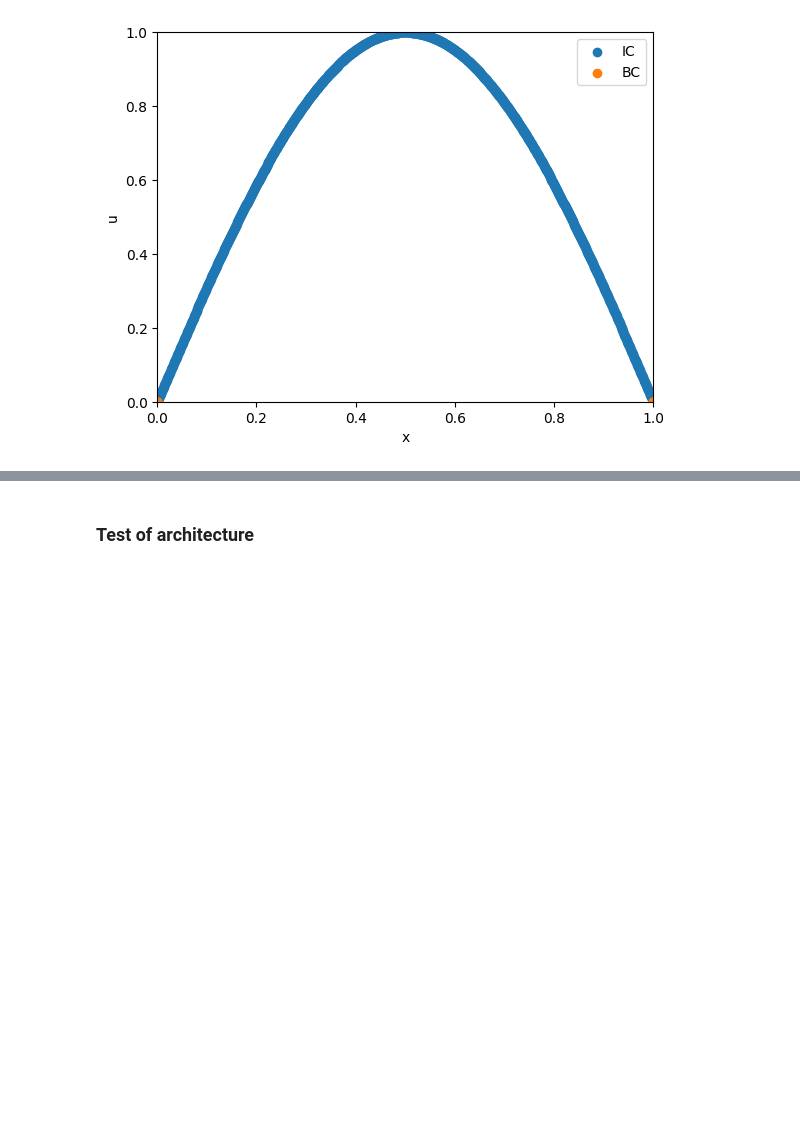
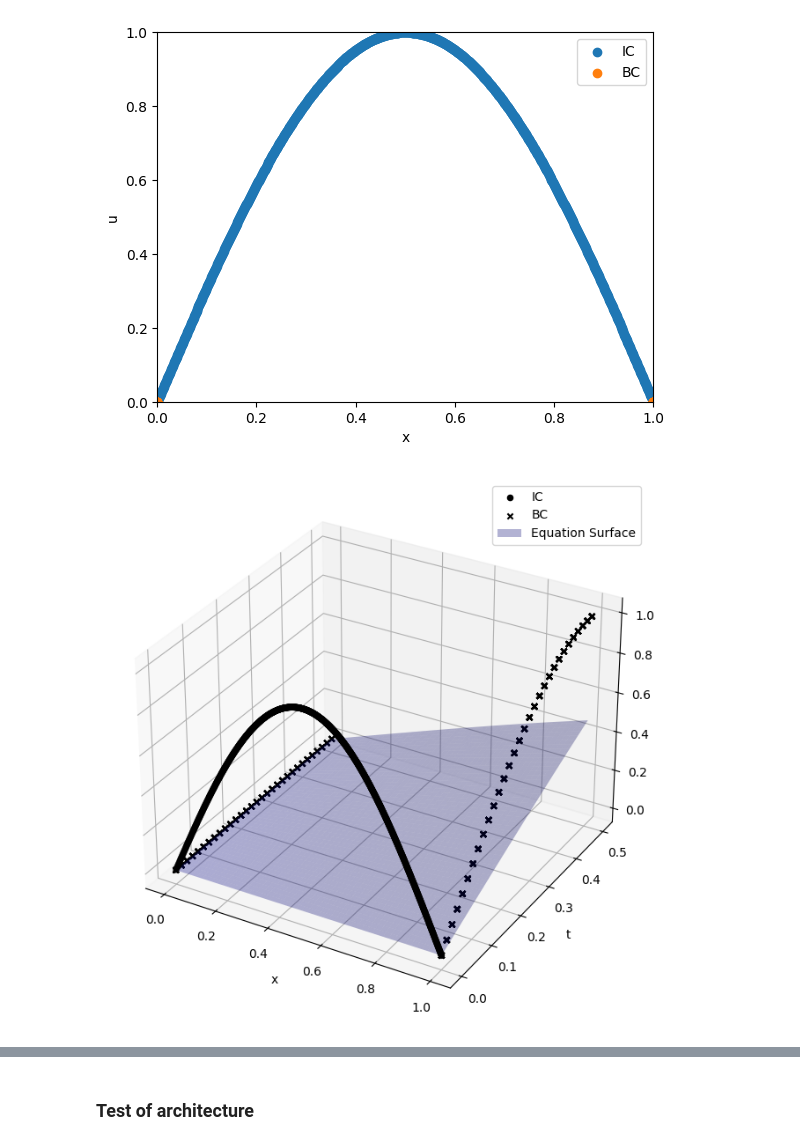
Before and after one commit to DikovAlexandr/PINN, a Jupyter notebook: TestPINN.ipynb, the cells around one changed output, grey strips where cells are left out. Cells and saved outputs as stored; diff of their text form; code cells hidden in the pictures; blank space fills up the shorter version.

Commit message:
Raw versions of visualization functions

```diff
--- a/TestPINN.ipynb
+++ b/TestPINN.ipynb
@@ -50,9 +50,49 @@ boundary_conditions.set_boundary_conditions(geom=geom, time=period,
                                             boundary_func=boundary_condition_function,
                                             num_points=1000, random=False, device="cuda:0")
 equation = conditions.Equation()
-problem = conditions.Problem(initial_conditions, boundary_conditions, equation,
-                             geom, period, alpha=0.1)
+equation.set_equation(geom=geom, time=period, num_points=1000, random=False, device="cuda:0")
+
+problem = conditions.Problem(initial_conditions, boundary_conditions, equation, geom, period, alpha=0.1)
 
 problem.visualize(0.0)
 # %% [output]
 [figure]
+# %%
+def plot_3d_points(x_initial, t_initial, u_initial,
+                   x_boundary, t_boundary, u_boundary,
+                   x_equation=None, t_equation=None, u_equation=None):
+    # TODO: as input use problem.initial_conditions, problem.boundary_conditions and problem.equation
+    fig = plt.figure(figsize=(8, 8))
+    ax = fig.add_subplot(111, projection='3d')
+
+    ax.scatter(to_numpy(x_initial), to_numpy(t_initial), to_numpy(u_initial),
+               c='black', marker='o', label='IC')
+    ax.scatter(to_numpy(x_boundary), to_numpy(t_boundary), to_numpy(u_boundary),
+               c='black', marker='x', label='BC')
+
+    if x_equation is not None:
+         ax.plot_surface(to_numpy(x_equation), to_numpy(t_equation), to_numpy(u_equation),
+                         color='blue', alpha=0.3, label='Equation Surface')
+
+    ax.set_xlabel('x')
+    ax.set_ylabel('t')
+    ax.set_zlabel('u')
+    ax.legend()
+
+    plt.show()
+
+def to_numpy(tensor):
+        return tensor.cpu().detach().numpy()
+
+x_initial, t_initial, u_initial = problem.initial_conditions.get_initial_conditions()
+x_boundary, t_boundary, u_boundary = problem.boundary_conditions.get_boundary_conditions()
+
+# Not actual equation surface
+x_equation, t_equation = torch.meshgrid(torch.linspace(0, 1, 100), torch.linspace(0, 0.5, 100))
+u_equation = torch.sin(x_equation * t_equation)
+
+plot_3d_points(x_initial, t_initial, u_initial,
+               x_boundary, t_boundary, u_boundary,
+               x_equation=x_equation, t_equation=t_equation, u_equation=u_equation)
+# %% [output]
+[figure, added]
```
Also changed, not shown: parts of 3 cells of this notebook, 2 other files.
